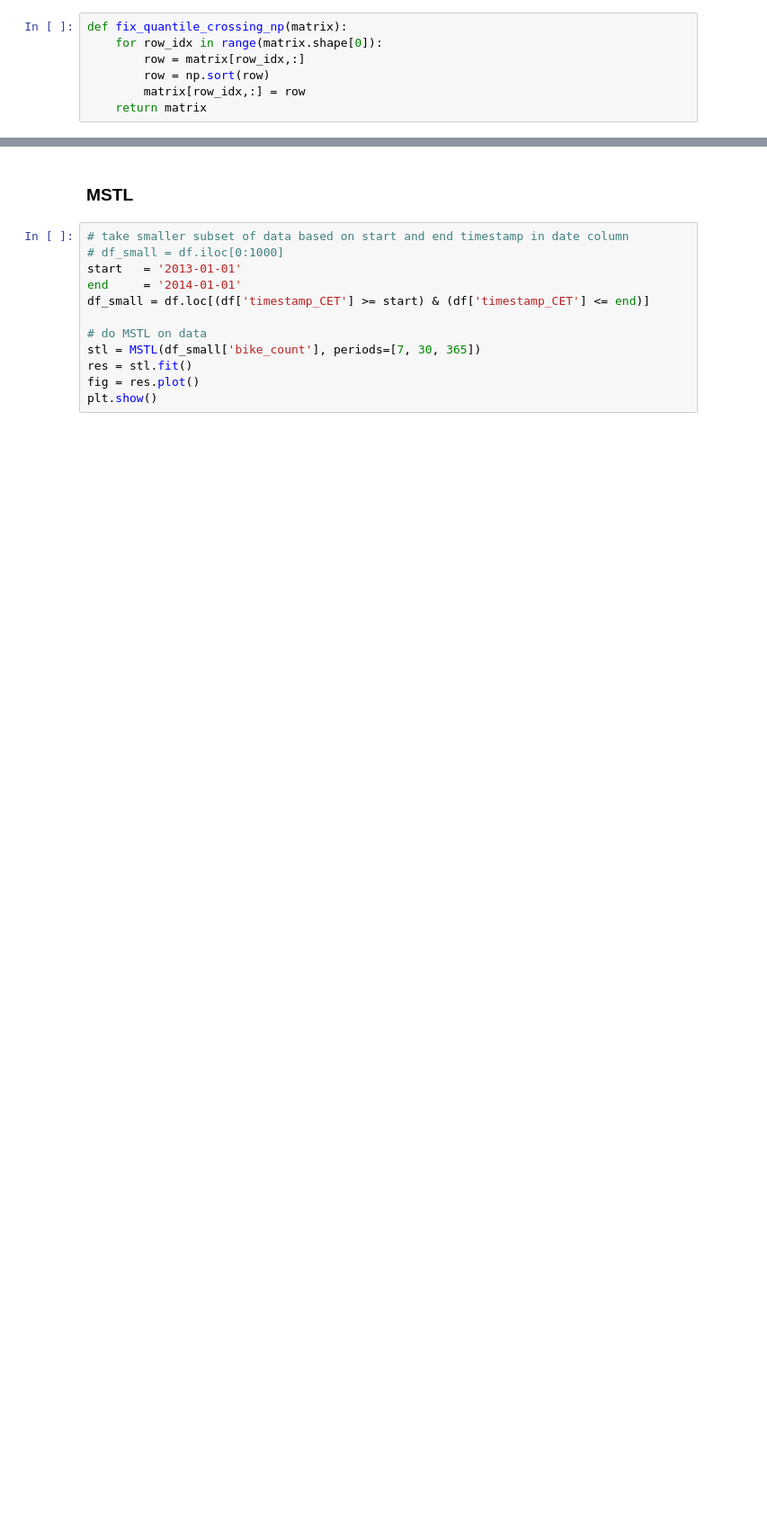
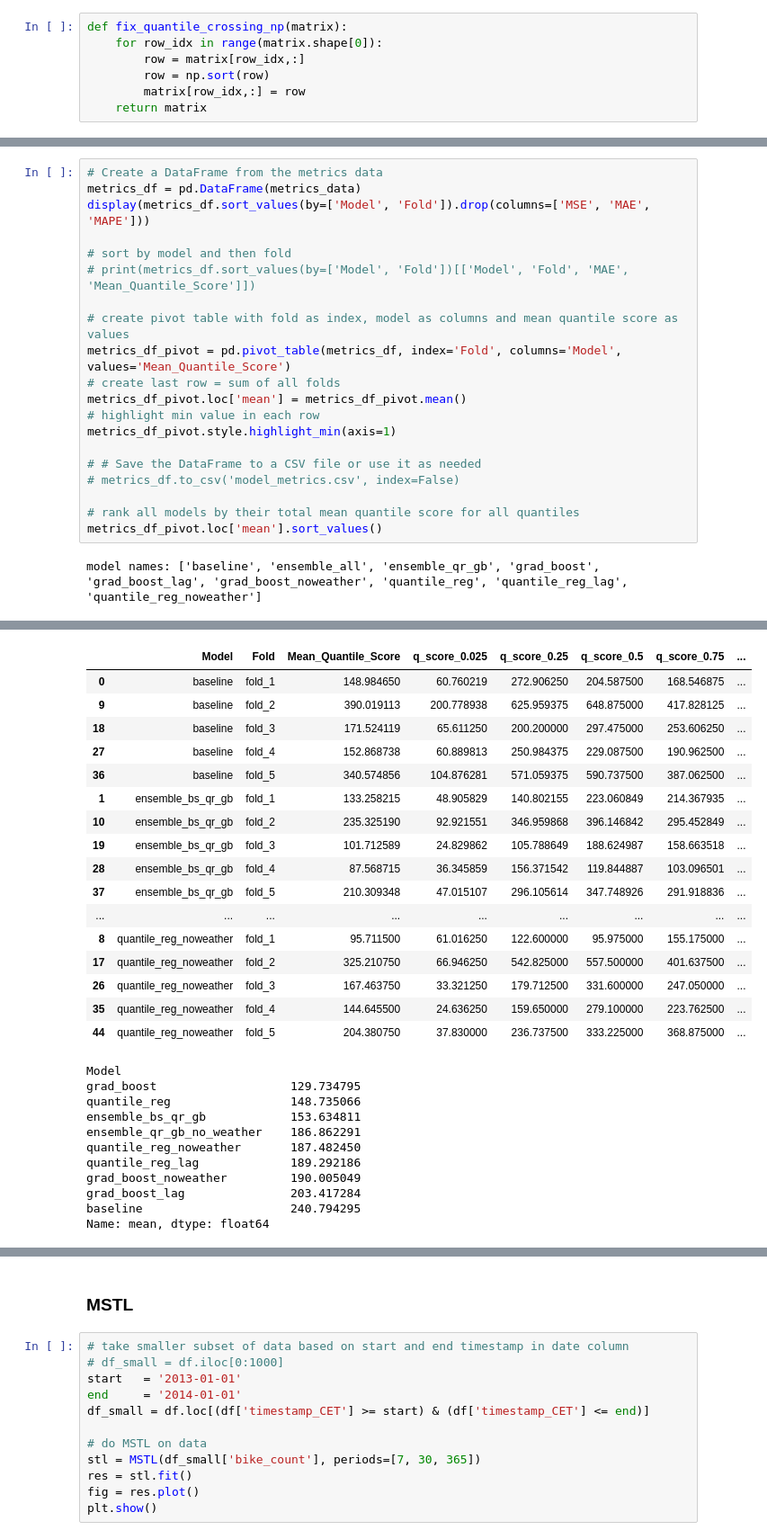
Before and after one commit to hikotei/2023_11-Karlsruhe-Bicycle-Data, a Jupyter notebook: 2024_01_15 bike model.ipynb, the cells around one changed output, grey strips where cells are left out. Shown at 90% size. Saved outputs shown, nothing was run; the diff lists cells and outputs as text; blank space fills up the shorter version.

```diff
--- a/2024_01_15 bike model.ipynb
+++ b/2024_01_15 bike model.ipynb
@@ -621,0 +623,22 @@ model names: ['baseline', 'ensemble_all', 'ensemble_qr_gb', 'grad_boost', 'grad_
+# %%
+# Create a DataFrame from the metrics data
+metrics_df = pd.DataFrame(metrics_data)
+display(metrics_df.sort_values(by=['Model', 'Fold']).drop(columns=['MSE', 'MAE', 'MAPE']))
+
+# sort by model and then fold
+# print(metrics_df.sort_values(by=['Model', 'Fold'])[['Model', 'Fold', 'MAE', 'Mean_Quantile_Score']])
+
+# create pivot table with fold as index, model as columns and mean quantile score as values
+metrics_df_pivot = pd.pivot_table(metrics_df, index='Fold', columns='Model', values='Mean_Quantile_Score')
+# create last row = sum of all folds
+metrics_df_pivot.loc['mean'] = metrics_df_pivot.mean()
+# highlight min value in each row
+metrics_df_pivot.style.highlight_min(axis=1)
+
+# # Save the DataFrame to a CSV file or use it as needed
+# metrics_df.to_csv('model_metrics.csv', index=False)
+
+# rank all models by their total mean quantile score for all quantiles
+metrics_df_pivot.loc['mean'].sort_values()
+# %% [output]
+model names: ['baseline', 'ensemble_all', 'ensemble_qr_gb', 'grad_boost', 'grad_boost_lag', 'grad_boost_noweather', 'quantile_reg', 'quantile_reg_lag', 'quantile_reg_noweather']
@@ -622 +646,29 @@ model names: ['baseline', 'ensemble_all', 'ensemble_qr_gb', 'grad_boost', 'grad_
+|  | Model | Fold | Mean_Quantile_Score | q_score_0.025 | q_score_0.25 | q_score_0.5 | q_score_0.75 | ... |
+| 0 | baseline | fold_1 | 148.984650 | 60.760219 | 272.906250 | 204.587500 | 168.546875 | ... |
+| 9 | baseline | fold_2 | 390.019113 | 200.778938 | 625.959375 | 648.875000 | 417.828125 | ... |
+| 18 | baseline | fold_3 | 171.524119 | 65.611250 | 200.200000 | 297.475000 | 253.606250 | ... |
+| 27 | baseline | fold_4 | 152.868738 | 60.889813 | 250.984375 | 229.087500 | 190.962500 | ... |
+| 36 | baseline | fold_5 | 340.574856 | 104.876281 | 571.059375 | 590.737500 | 387.062500 | ... |
+| 1 | ensemble_bs_qr_gb | fold_1 | 133.258215 | 48.905829 | 140.802155 | 223.060849 | 214.367935 | ... |
+| 10 | ensemble_bs_qr_gb | fold_2 | 235.325190 | 92.921551 | 346.959868 | 396.146842 | 295.452849 | ... |
+| 19 | ensemble_bs_qr_gb | fold_3 | 101.712589 | 24.829862 | 105.788649 | 188.624987 | 158.663518 | ... |
+| 28 | ensemble_bs_qr_gb | fold_4 | 87.568715 | 36.345859 | 156.371542 | 119.844887 | 103.096501 | ... |
+| 37 | ensemble_bs_qr_gb | fold_5 | 210.309348 | 47.015107 | 296.105614 | 347.748926 | 291.918836 | ... |
+| ... | ... | ... | ... | ... | ... | ... | ... | ... |
+| 8 | quantile_reg_noweather | fold_1 | 95.711500 | 61.016250 | 122.600000 | 95.975000 | 155.175000 | ... |
+| 17 | quantile_reg_noweather | fold_2 | 325.210750 | 66.946250 | 542.825000 | 557.500000 | 401.637500 | ... |
+| 26 | quantile_reg_noweather | fold_3 | 167.463750 | 33.321250 | 179.712500 | 331.600000 | 247.050000 | ... |
+| 35 | quantile_reg_noweather | fold_4 | 144.645500 | 24.636250 | 159.650000 | 279.100000 | 223.762500 | ... |
+| 44 | quantile_reg_noweather | fold_5 | 204.380750 | 37.830000 | 236.737500 | 333.225000 | 368.875000 | ... |
+Model
+grad_boost                   129.734795
+quantile_reg                 148.735066
+ensemble_bs_qr_gb            153.634811
+ensemble_qr_gb_no_weather    186.862291
+quantile_reg_noweather       187.482450
+quantile_reg_lag             189.292186
+grad_boost_noweather         190.005049
+grad_boost_lag               203.417284
+baseline                     240.794295
+Name: mean, dtype: float64
 # %%
```
Also changed, not shown: parts of 9 cells of this notebook, 2 other files.
